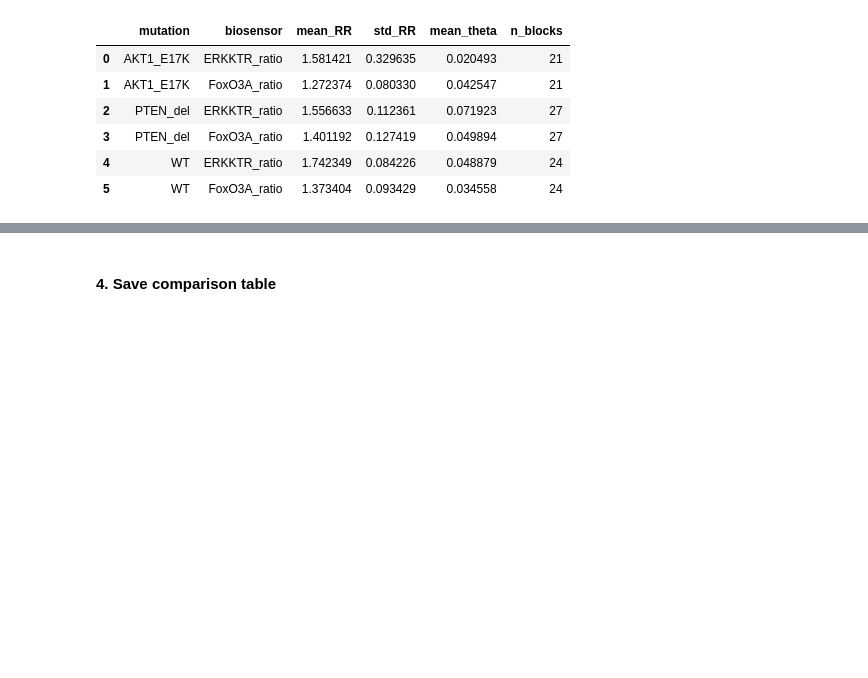
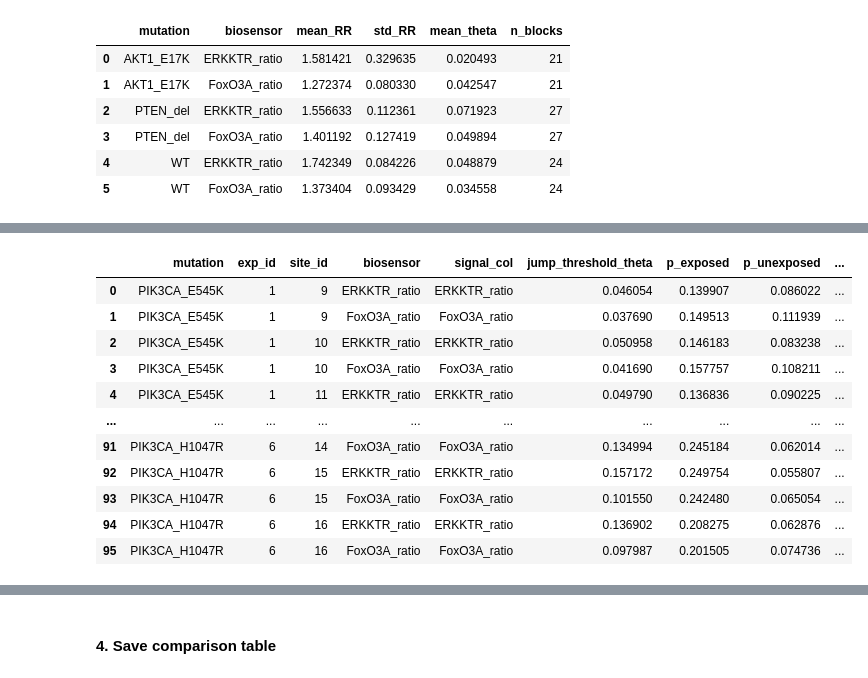
Before and after one commit to majadomanska/BS2-Spatiotemporal, a Jupyter notebook: notebooks/TaskB_IndependentResearch.ipynb, the cells around one changed output, grey strips where cells are left out. Drawn from its saved outputs; the diff is of its cells as text; code cells hidden in the pictures; blank space fills up the shorter version.

```diff
--- a/notebooks/TaskB_IndependentResearch.ipynb
+++ b/notebooks/TaskB_IndependentResearch.ipynb
@@ -220,3 +280,82 @@ Running WT | FoxO3A_ratio
 | 3 | PTEN_del | FoxO3A_ratio | 1.401192 | 0.127419 | 0.049894 | 27 |
 | 4 | WT | ERKKTR_ratio | 1.742349 | 0.084226 | 0.048879 | 24 |
 | 5 | WT | FoxO3A_ratio | 1.373404 | 0.093429 | 0.034558 | 24 |
+# %%
+signals = {
+    "ERKKTR_ratio": "ERKKTR_ratio",
+    "FoxO3A_ratio": "FoxO3A_ratio"
+}
+
+SPATIAL_RADIUS = 60
+FUTURE_WINDOW = 3
+JUMP_QUANTILE = 0.9
+
+rows = []
+
+for block in add_blocks.itertuples(index=False):
+    for signal_label, signal_col in signals.items():
+
+        outdir = (OUTPUT_ROOT /f"TaskB_add_{block.mutation}_exp{block.exp_id}_site{block.site_id}_{signal_label}")
+
+        cmd = [
+            sys.executable,
+            str(SCRIPTS_DIR / "spatiotemporal_signal_propagation.py"),
+            "--data-path", str(DATA_PATH),
+            "--meta-path", str(META_PATH),
+            "--exp-id", str(block.exp_id),
+            "--site-id", str(block.site_id),
+            "--signal-col", signal_col,
+            "--spatial-radius", str(SPATIAL_RADIUS),
+            "--future-window-frames", str(FUTURE_WINDOW),
+            "--jump-quantile", str(JUMP_QUANTILE),
+            "--output-dir", str(outdir),
+        ]
+
+        print(f"Running {block.mutation} | {signal_label}")
+        result = subprocess.run(cmd, capture_output=True, text=True)
+
+        if result.returncode != 0:
+            print(result.stderr)
+            raise RuntimeError(f"Script failed for {block.mutation} | {signal_label}")
+
+        summary_path = (
+            outdir /
+            f"exp_{block.exp_id}_site_{block.site_id}_{signal_col}" /
+            "summary.json"
+        )
+
+        with open(summary_path) as f:
+            s = json.load(f)
+
+        rows.append({
+            "mutation": block.mutation,
+            "exp_id": block.exp_id,
+            "site_id": block.site_id,
+            "biosensor": signal_label,
+            "signal_col": signal_col,
+            "jump_threshold_theta": s["jump_threshold"],
+            "p_exposed": s["future_jump_rate_if_neighbor_jumps_now"],
+            "p_unexposed": s["future_jump_rate_if_no_neighbor_jumps_now"],
+            "risk_difference": s["risk_difference"],
+            "RR": s["relative_risk"],
+            "n_nodes": s["n_nodes"],
+            "n_spatial_edges": s["n_spatial_edges"],
+        })
+
+b1_df = pd.DataFrame(rows)
+display(b1_df)
+
+# Calculate mean propagation statistics across blocks.
+summary_df = (
+    b1_df
+    .groupby(["mutation", "biosensor"], as_index=False)
+    .agg(
+        mean_RR=("RR", "mean"),
+        std_RR=("RR", "std"),
+        mean_theta=("jump_threshold_theta", "mean"),
+        n_blocks=("RR", "count")
+    )
+)
+
+display(summary_df)
+# %% [output]
@@ -222,0 +379,12 @@ Running WT | FoxO3A_ratio
+|  | mutation | exp_id | site_id | biosensor | signal_col | jump_threshold_theta | p_exposed | p_unexposed | ... |
+| 0 | PIK3CA_E545K | 1 | 9 | ERKKTR_ratio | ERKKTR_ratio | 0.046054 | 0.139907 | 0.086022 | ... |
+| 1 | PIK3CA_E545K | 1 | 9 | FoxO3A_ratio | FoxO3A_ratio | 0.037690 | 0.149513 | 0.111939 | ... |
+| 2 | PIK3CA_E545K | 1 | 10 | ERKKTR_ratio | ERKKTR_ratio | 0.050958 | 0.146183 | 0.083238 | ... |
+| 3 | PIK3CA_E545K | 1 | 10 | FoxO3A_ratio | FoxO3A_ratio | 0.041690 | 0.157757 | 0.108211 | ... |
+| 4 | PIK3CA_E545K | 1 | 11 | ERKKTR_ratio | ERKKTR_ratio | 0.049790 | 0.136836 | 0.090225 | ... |
+| ... | ... | ... | ... | ... | ... | ... | ... | ... | ... |
+| 91 | PIK3CA_H1047R | 6 | 14 | FoxO3A_ratio | FoxO3A_ratio | 0.134994 | 0.245184 | 0.062014 | ... |
+| 92 | PIK3CA_H1047R | 6 | 15 | ERKKTR_ratio | ERKKTR_ratio | 0.157172 | 0.249754 | 0.055807 | ... |
+| 93 | PIK3CA_H1047R | 6 | 15 | FoxO3A_ratio | FoxO3A_ratio | 0.101550 | 0.242480 | 0.065054 | ... |
+| 94 | PIK3CA_H1047R | 6 | 16 | ERKKTR_ratio | ERKKTR_ratio | 0.136902 | 0.208275 | 0.062876 | ... |
+| 95 | PIK3CA_H1047R | 6 | 16 | FoxO3A_ratio | FoxO3A_ratio | 0.097987 | 0.201505 | 0.074736 | ... |
```
Also changed, not shown: parts of 14 cells of this notebook, 9 other files.
